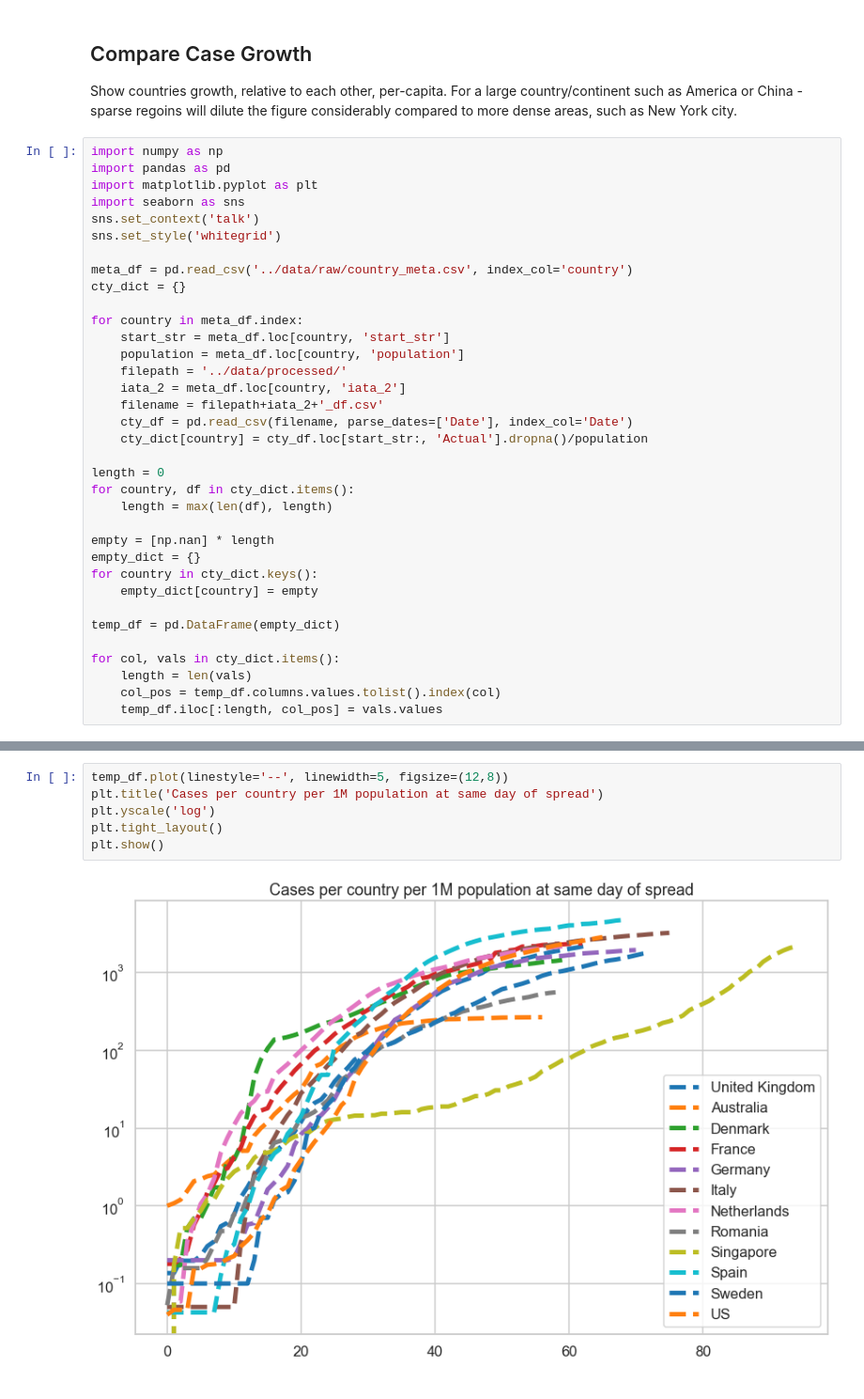
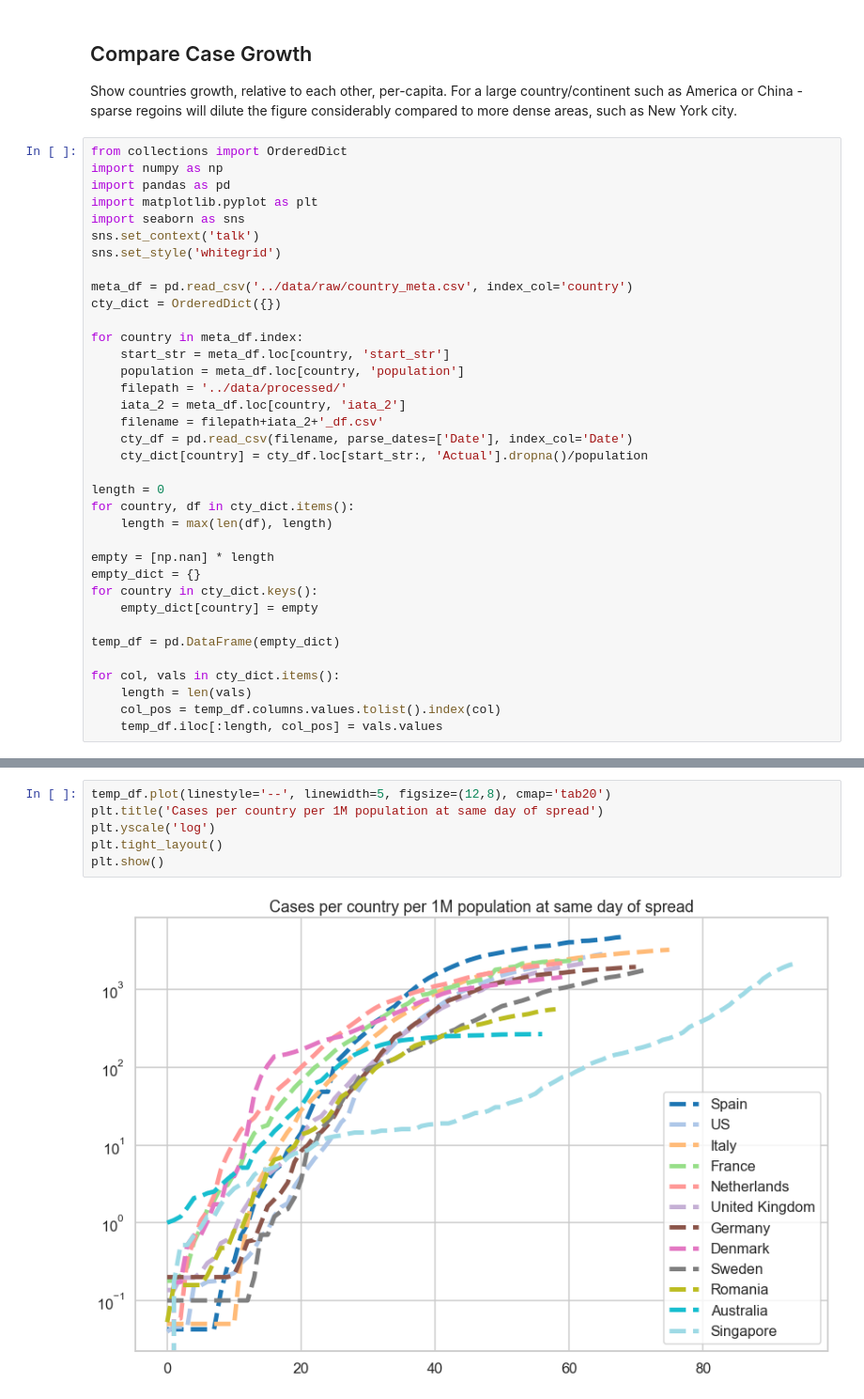
Before and after one commit to bosulliv/covid, a Jupyter notebook: notebooks/Comparison.ipynb, the cells around one changed output, grey strips where cells are left out. Shown at 94% size. Saved outputs shown, nothing was run; the diff lists cells and outputs as text.

Commit message:
viz: use non-repeating categorical color map. order country meta in order of comparison graph terminus

```diff
--- a/notebooks/Comparison.ipynb
+++ b/notebooks/Comparison.ipynb
@@ -5,6 +5,7 @@
 ## Compare Case Growth
 Show countries growth, relative to each other, per-capita. For a large country/continent such as America or China - sparse regoins will dilute the figure considerably compared to more dense areas, such as New York city.
 # %%
+from collections import OrderedDict
 import numpy as np
 import pandas as pd
 import matplotlib.pyplot as plt
@@ -13,7 +14,7 @@ sns.set_context('talk')
 sns.set_style('whitegrid')
 
 meta_df = pd.read_csv('../data/raw/country_meta.csv', index_col='country')
-cty_dict = {}
+cty_dict = OrderedDict({})
 
 for country in meta_df.index:
     start_str = meta_df.loc[country, 'start_str']
@@ -49,8 +50,8 @@ plt.show()
 # %%
-temp_df.plot(linestyle='--', linewidth=5, figsize=(12,8))
+temp_df.plot(linestyle='--', linewidth=5, figsize=(12,8), cmap='tab20')
 plt.title('Cases per country per 1M population at same day of spread')
 plt.yscale('log')
 plt.tight_layout()
 plt.show()
 # %% [output]
-[figure, old version]
+[figure, new version]
```
Also changed, not shown: parts of 1 cell of this notebook, 1 other file.
